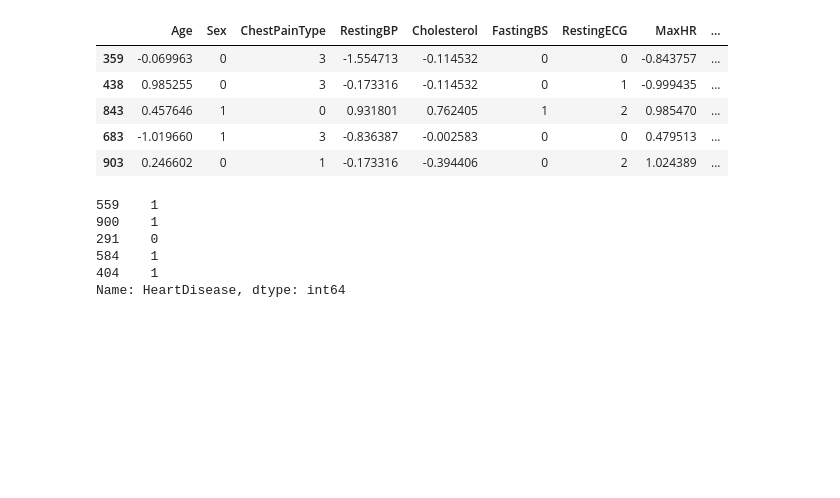
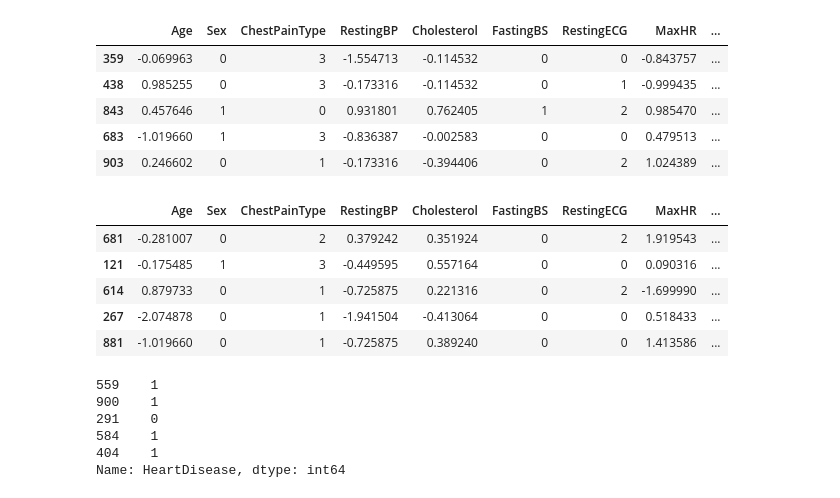
Before and after one commit to MaryiaKhomchanka/HeartFailure_MachineLearning_Training_Project, a Jupyter notebook: data_preprocessing.ipynb, the cells around one changed output. Drawn from its saved outputs; the diff is of its cells as text; code cells hidden in the pictures; blank space fills up the shorter version.

```diff
--- a/data_preprocessing.ipynb
+++ b/data_preprocessing.ipynb
@@ -290,6 +310,15 @@ X_train.head()
 | 843 | 0.457646 | 1 | 0 | 0.931801 | 0.762405 | 1 | 2 | 0.985470 | ... |
 | 683 | -1.019660 | 1 | 3 | -0.836387 | -0.002583 | 0 | 0 | 0.479513 | ... |
 | 903 | 0.246602 | 0 | 1 | -0.173316 | -0.394406 | 0 | 2 | 1.024389 | ... |
+# %%
+X_valid.head()
+# %% [output]
+|  | Age | Sex | ChestPainType | RestingBP | Cholesterol | FastingBS | RestingECG | MaxHR | ... |
+| 681 | -0.281007 | 0 | 2 | 0.379242 | 0.351924 | 0 | 2 | 1.919543 | ... |
+| 121 | -0.175485 | 1 | 3 | -0.449595 | 0.557164 | 0 | 0 | 0.090316 | ... |
+| 614 | 0.879733 | 0 | 1 | -0.725875 | 0.221316 | 0 | 2 | -1.699990 | ... |
+| 267 | -2.074878 | 0 | 1 | -1.941504 | -0.413064 | 0 | 0 | 0.518433 | ... |
+| 881 | -1.019660 | 0 | 1 | -0.725875 | 0.389240 | 0 | 0 | 1.413586 | ... |
 # %%
 y_test.head()
 # %% [output]
```
Also changed, not shown: parts of 5 cells of this notebook, 3 other files.
